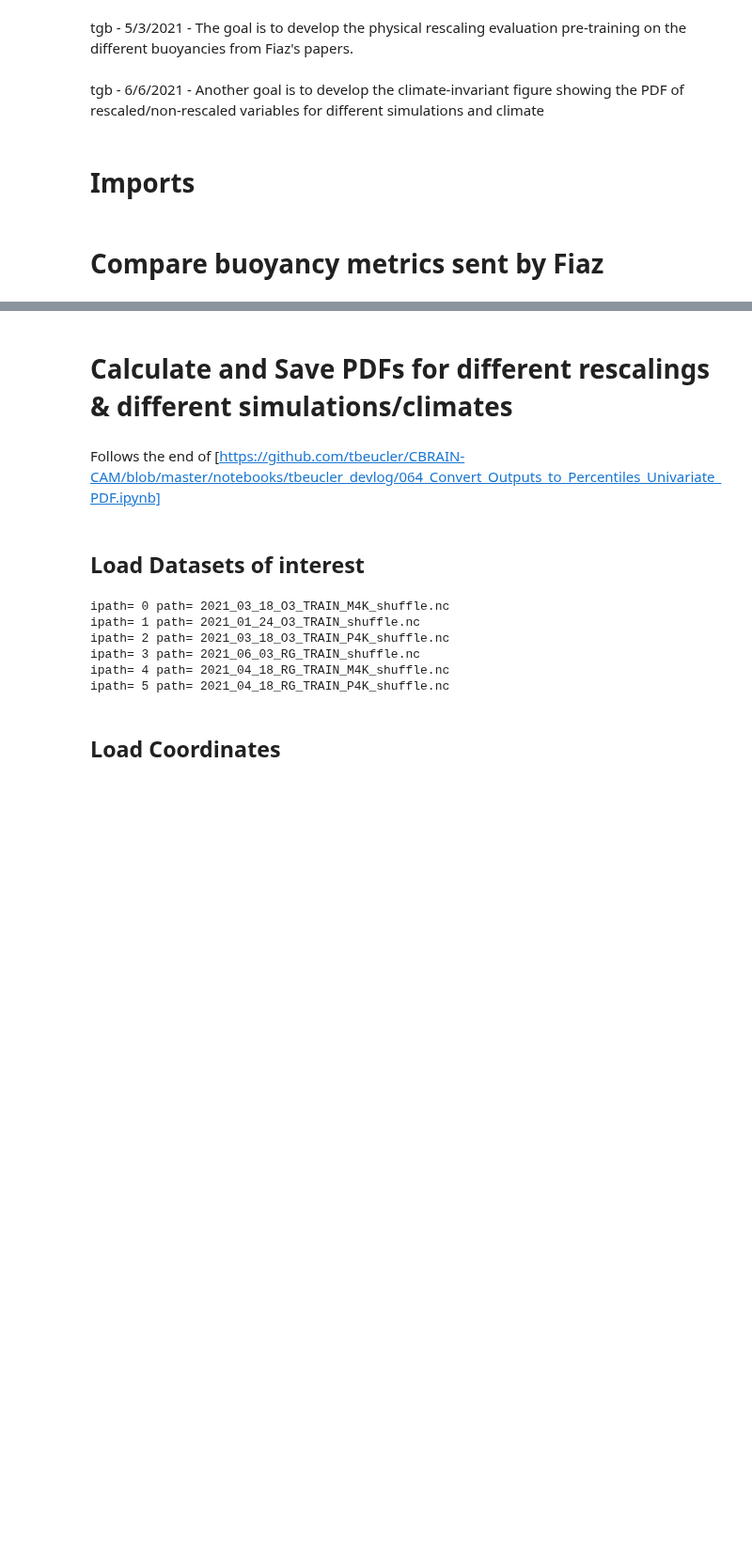
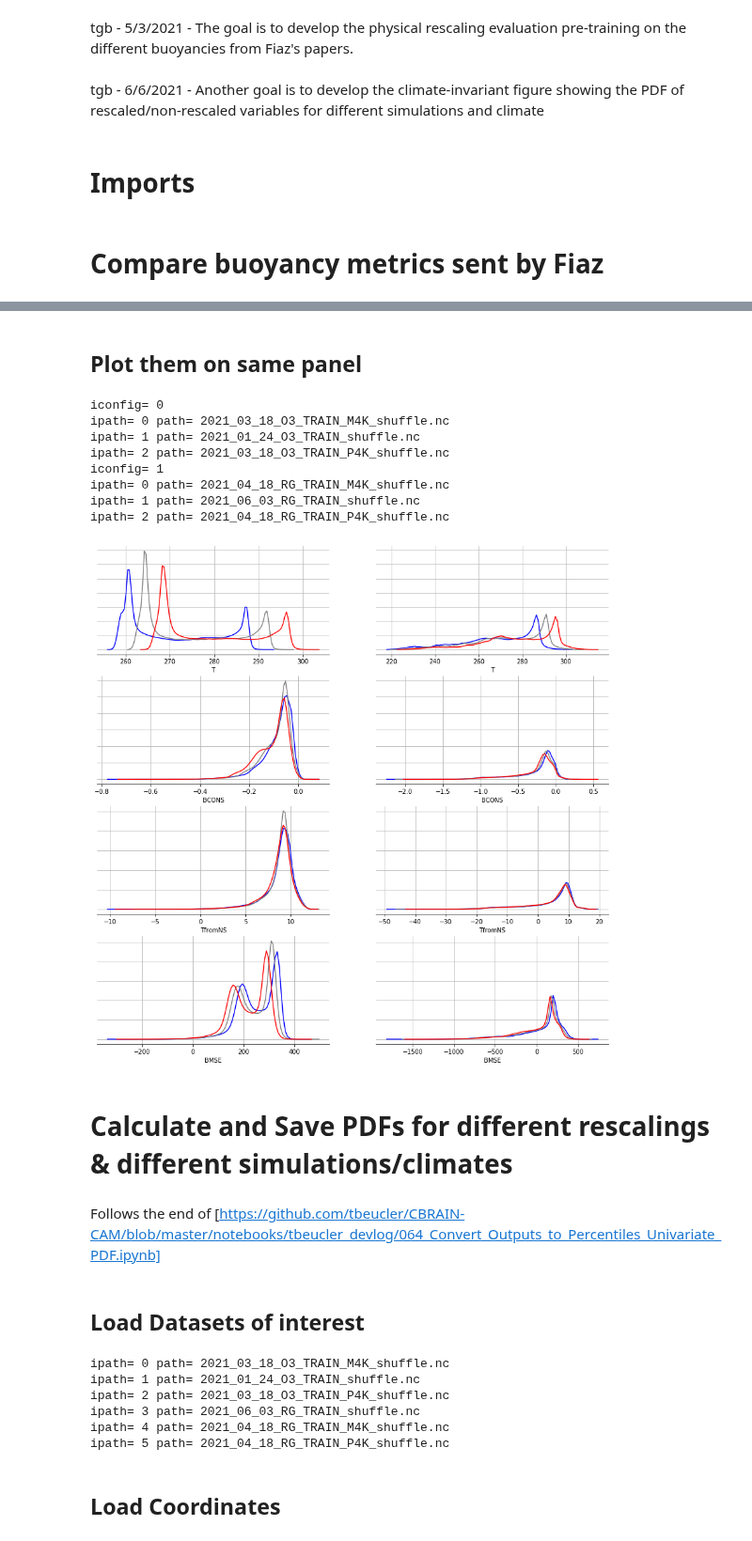
Before and after one commit to BradleyStanleyClamp/CBRAIN-CAM-MLINV, a Jupyter notebook: notebooks/tbeucler_devlog/069_Developing_rescaling_PDF_evaluation_on_buoyancy_types.ipynb, the cells around one changed output, grey strips where cells are left out. Shown at 94% size. Drawn from its saved outputs; the diff is of its cells as text; code cells hidden in the pictures; blank space fills up the shorter version.

Commit message:
Individual figures for CI paper and climate-invariant utilities

```diff
--- a/notebooks/tbeucler_devlog/069_Developing_rescaling_PDF_evaluation_on_buoyancy_types.ipynb
+++ b/notebooks/tbeucler_devlog/069_Developing_rescaling_PDF_evaluation_on_buoyancy_types.ipynb
@@ -34,0 +286,2 @@ TODO
+# %%
+train_data = {}
@@ -34,0 +311,2 @@ TODO
+# %%
+Nbin = 100
@@ -34,0 +352,2 @@ TODO
+# %%
+path = '2021_06_21_distributions_BMSE'
@@ -35,3 +358,61 @@ TODO
+# %% [markdown]
+## Plot them on same panel
+# %%
+path_aqua = [
+     '2021_03_18_O3_TRAIN_M4K_shuffle.nc',
+     '2021_01_24_O3_TRAIN_shuffle.nc',
+     '2021_03_18_O3_TRAIN_P4K_shuffle.nc'
+]
+path_RG = [
+    '2021_04_18_RG_TRAIN_M4K_shuffle.nc',
+    '2021_06_03_RG_TRAIN_shuffle.nc',
+    '2021_04_18_RG_TRAIN_P4K_shuffle.nc'
+]
+color_array = ['b','gray','red']
+Tarray = ['T','BCONS','TfromNS','BMSE']
+# %%
+fig,ax = plt.subplots(4,2,figsize=(15,15))
+
+#plt.subplots_adjust(wspace=None, hspace=-0.025)
+
+for iconfig in range(2):
+    if iconfig==0: path0 = path_aqua
+    elif iconfig==1: path0 = path_RG
+    print('iconfig=',iconfig)
+
+    for ipath,path in enumerate(path0):
+        print('ipath=',ipath,'path=',path)
+        for iT,Tvar in enumerate(Tarray):
+            ax[iT,iconfig].plot(edg2bin(edgT[Tvar][path]),
+                                hisT[Tvar][path],
+                                color=color_array[ipath])
+            ax[iT,iconfig].set_xlabel(Tvar)
+
+plt.draw()
+
+for iT,Tvar in enumerate(Tarray):
+    YLIM_MIN = 1e9; YLIM_MAX = 0 # Initialization
+    for iconfig in range(2):
+        YLIM = ax[iT,iconfig].get_ylim()
+        YLIM_MIN = np.minimum(YLIM_MIN,YLIM[0])
+        YLIM_MAX = np.maximum(YLIM_MAX,YLIM[1])
+    for iconfig in range(2):
+        ax[iT,iconfig].set_ylim((YLIM_MIN,YLIM_MAX))
+        ax[iT,iconfig].grid()
+        ax[iT,iconfig].yaxis.set_major_formatter(NullFormatter())
+        ax[iT,iconfig].tick_params(axis='y', colors='white')
+        for ipos,pos in enumerate(['top','right','left']):
+            ax[iT,iconfig].spines[pos].set_visible(False)
+# %% [output]
+iconfig= 0
+ipath= 0 path= 2021_03_18_O3_TRAIN_M4K_shuffle.nc
+ipath= 1 path= 2021_01_24_O3_TRAIN_shuffle.nc
+ipath= 2 path= 2021_03_18_O3_TRAIN_P4K_shuffle.nc
+iconfig= 1
+ipath= 0 path= 2021_04_18_RG_TRAIN_M4K_shuffle.nc
+ipath= 1 path= 2021_06_03_RG_TRAIN_shuffle.nc
+ipath= 2 path= 2021_04_18_RG_TRAIN_P4K_shuffle.nc
+[figure, added]
 # %% [markdown]
 # Calculate and Save PDFs for different rescalings & different simulations/climates
 # %% [markdown]
```
Also changed, not shown: parts of 55 cells of this notebook, 10 other files.
